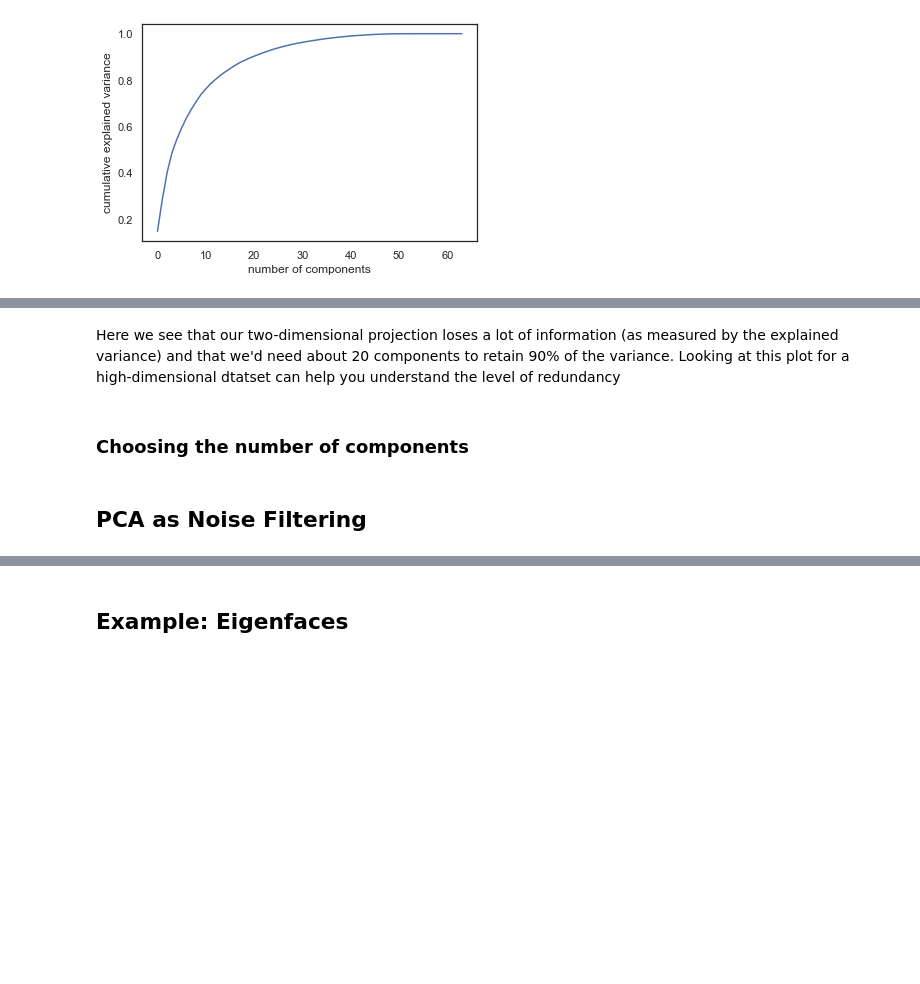
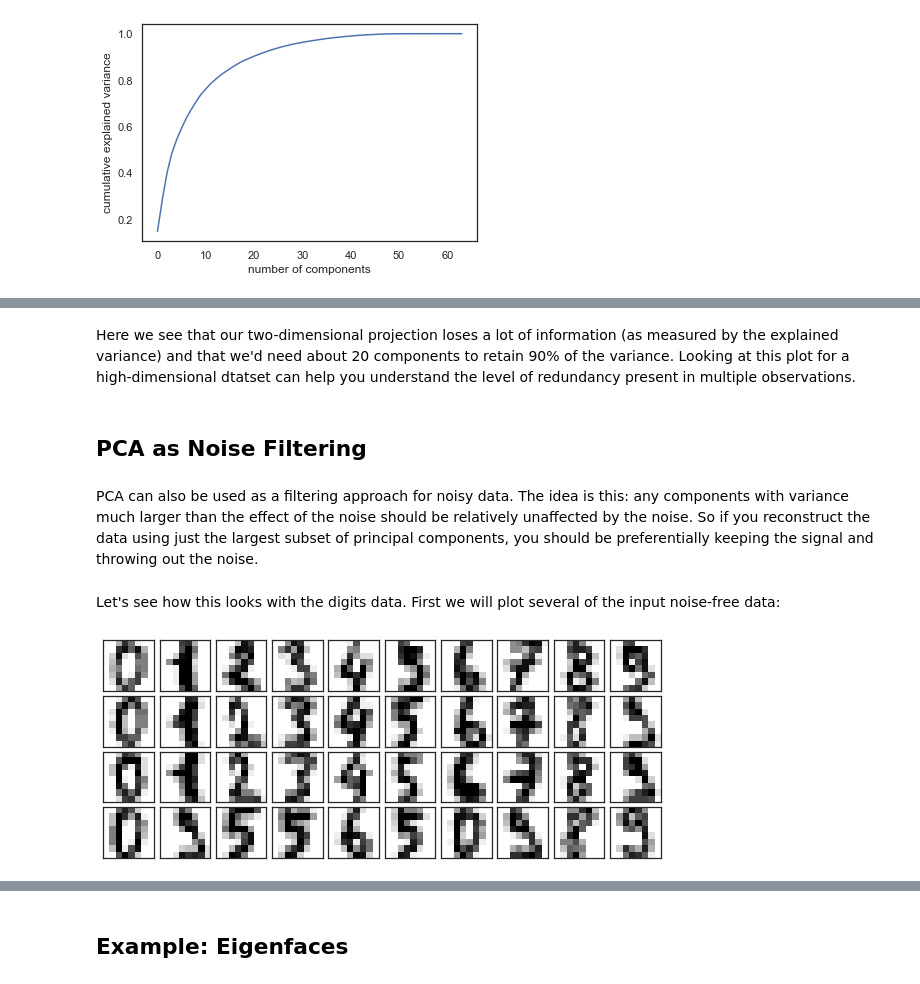
Before and after one commit to UlrikeBoehm/PythonDataScience, a Jupyter notebook: 05_MachineLearning/9_InDepth_Principal_Component_Analysis.ipynb, the cells around one changed output, grey strips where cells are left out. Saved outputs shown, nothing was run; the diff lists cells and outputs as text; code cells hidden in the pictures; blank space fills up the shorter version.

Commit message:
Added Noise Filtering Section

```diff
--- a/05_MachineLearning/9_InDepth_Principal_Component_Analysis.ipynb
+++ b/05_MachineLearning/9_InDepth_Principal_Component_Analysis.ipynb
@@ -266,6 +266,20 @@ This v=curve quantifies how much of the total, 64-dimensional variance is contai
 # %% [markdown]
-Here we see that our two-dimensional projection loses a lot of information (as measured by the explained variance) and that we'd need about 20 components to retain 90% of the variance. Looking at this plot for a high-dimensional dtatset can help you understand the level of redundancy
+Here we see that our two-dimensional projection loses a lot of information (as measured by the explained variance) and that we'd need about 20 components to retain 90% of the variance. Looking at this plot for a high-dimensional dtatset can help you understand the level of redundancy present in multiple observations.
-# %% [markdown]
-### Choosing the number of components
 # %% [markdown]
 ## PCA as Noise Filtering
+# %% [markdown]
+PCA can also be used as a filtering approach for noisy data. The idea is this: any components with variance much larger than the effect of the noise should be relatively unaffected by the noise. So if you reconstruct the data using just the largest subset of principal components, you should be preferentially keeping the signal and throwing out the noise.
+# %% [markdown]
+Let's see how this looks with the digits data. First we will plot several of the input noise-free data:
+# %%
+def plot_digits(data):
+    fig, axes = plt.subplots(4, 10, figsize=(10, 4),
+                             subplot_kw={'xticks':[], 'yticks':[]},
+                             gridspec_kw=dict(hspace=0.1, wspace=0.1))
+    for i, ax in enumerate(axes.flat):
+        ax.imshow(data[i].reshape(8, 8),
+                  cmap='binary', interpolation='nearest',
+                  clim=(0, 16))
+plot_digits(digits.data)
+# %% [output]
+[figure, added]
```
Also changed, not shown: parts of 8 cells of this notebook.
